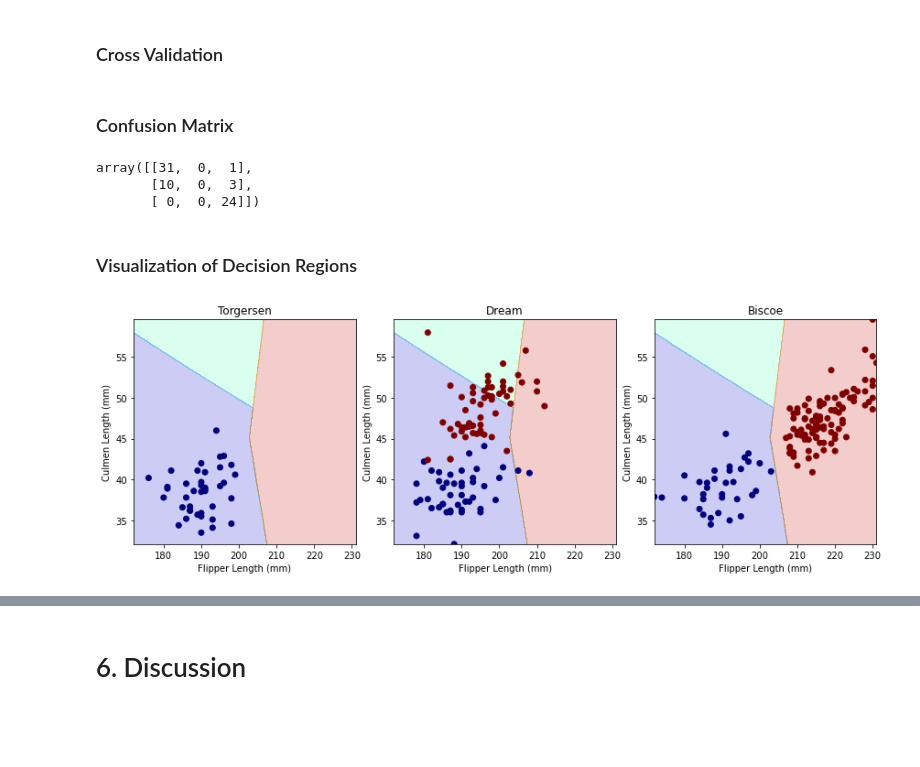
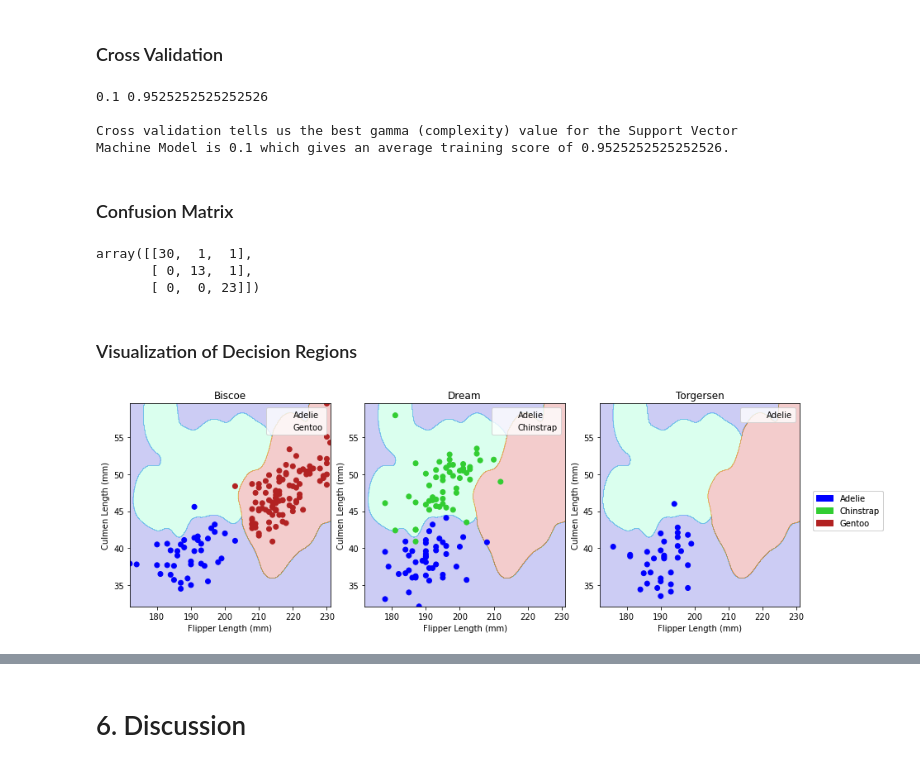
Before and after one commit to rainbowschubert/Palmer-Penguins-Analysis, a Jupyter notebook: 2A11-Penguins Group Project (1).ipynb, the cells around one changed output, grey strips where cells are left out. Saved outputs shown, nothing was run; the diff lists cells and outputs as text; code cells hidden in the pictures; blank space fills up the shorter version.

```diff
--- a/2A11-Penguins Group Project (1).ipynb
+++ b/2A11-Penguins Group Project (1).ipynb
@@ -229,0 +238,13 @@ regression is 10 which gives an average training score of 0.9560269360269359.
+# %%
+from sklearn.model_selection import cross_val_score
+
+scores=[]
+C_param_range = np.linspace(0.01,10,10)
+best_score=-np.inf
+
+for i in C_param_range:
+    LR=LogisticRegression(C=i)
+    scores.append(cross_val_score(LR,X_train,y_train,cv=5).mean())
+    if scores[-1]>best_score:
+        best_score=scores[-1]
+        best_C=i
@@ -233,10 +281,10 @@ regression is 10 which gives an average training score of 0.9560269360269359.
 # %%
+LR=LogisticRegression(C=best_C)
 LR.fit(X_train,y_train)
 y_test_pred=LR.predict(X_test)
 
 from sklearn.metrics import confusion_matrix
-c=confusion_matrix(y_test,y_test_pred)
-c
+confusion_matrix(y_test,y_test_pred)
 # %% [output]
 STOP: TOTAL NO. of ITERATIONS REACHED LIMIT.
 
@@ -275,42 +316,46 @@ from sklearn import svm
 # %% [markdown]
 ### Cross Validation
 # %%
-#edit code to specify for svm model
-
 from sklearn.model_selection import cross_val_score
 
 scores=[]
-C_param_range = [0.001,0.01,0.1,1,10,100]
+gamma = np.linspace(.05,5,100)
 best_score=-np.inf
 
-for i in range(6):
-    LR=LogisticRegression(C=C_param_range[i])
-    scores.append(cross_val_score(LR,X_train,y_train,cv=5).mean())
-    if scores[i-1]>best_score:
-        best_score=scores[i-1]
-        best_depth=C_param_range[i]
+for i in gamma:
+    SVM=svm.SVC(gamma=i)
+    scores.append(cross_val_score(SVM,X_train,y_train,cv=5).mean())
+    if scores[-1]>best_score:
+        best_score=scores[-1]
+        best_gamma=i
 
-print(best_depth, best_score)
+print(best_gamma, best_score)
+print("\nCross validation tells us the best gamma (complexity) value for the Support Vector\nMachine Model is "
+      + str(best_gamma)+" which gives an average training score of "+ str(best_score)+".")
+# %% [output]
+0.1 0.9525252525252526
+
+Cross validation tells us the best gamma (complexity) value for the Support Vector
+Machine Model is 0.1 which gives an average training score of 0.9525252525252526.
 # %% [markdown]
 ### Confusion Matrix
 # %%
+SVM=svm.SVC(gamma=best_gamma)
 SVM.fit(X_train,y_train)
 y_test_pred=SVM.predict(X_test)
 
 from sklearn.metrics import confusion_matrix
-c=confusion_matrix(y_test,y_test_pred)
-c
+confusion_matrix(y_test,y_test_pred)
 # %% [output]
-array([[31,  0,  1],
-       [10,  0,  3],
-       [ 0,  0, 24]])
+array([[30,  1,  1],
+       [ 0, 13,  1],
+       [ 0,  0, 23]])
 # %% [markdown]
 ### Visualization of Decision Regions
 # %%
-SVM=svm.SVC()
 plot_regions(SVM,X_train,y_train)
 # %% [output]
-[figure, old version]
+[figure, new version]
 # %% [markdown]
 ### Discussing the Mistakes in our Model
 
```
Also changed, not shown: parts of 34 cells of this notebook.
